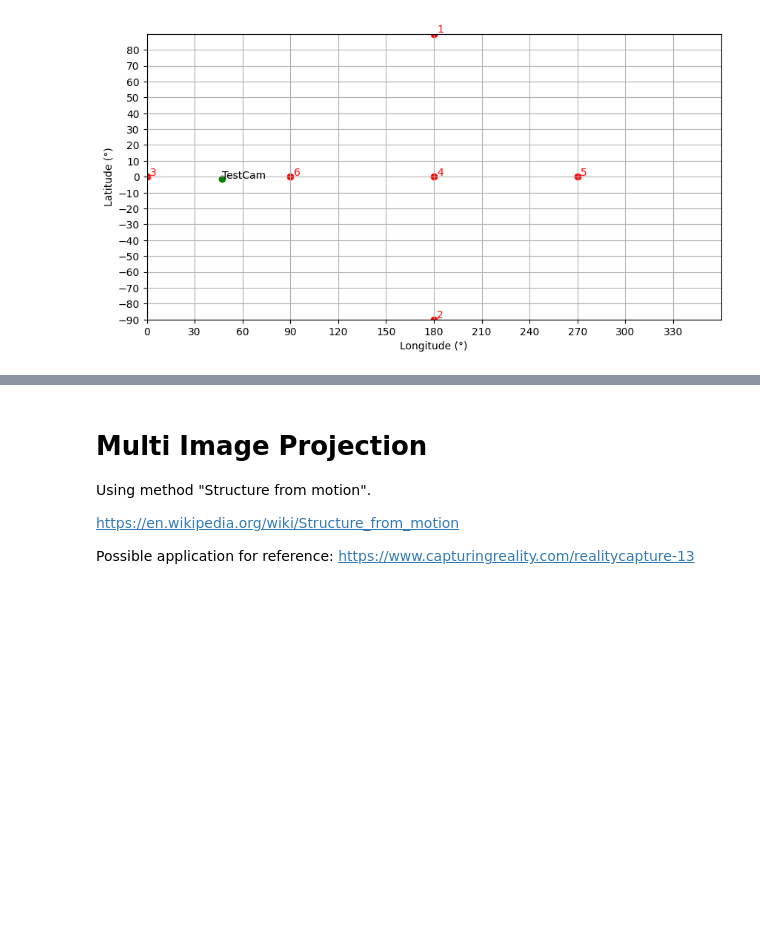
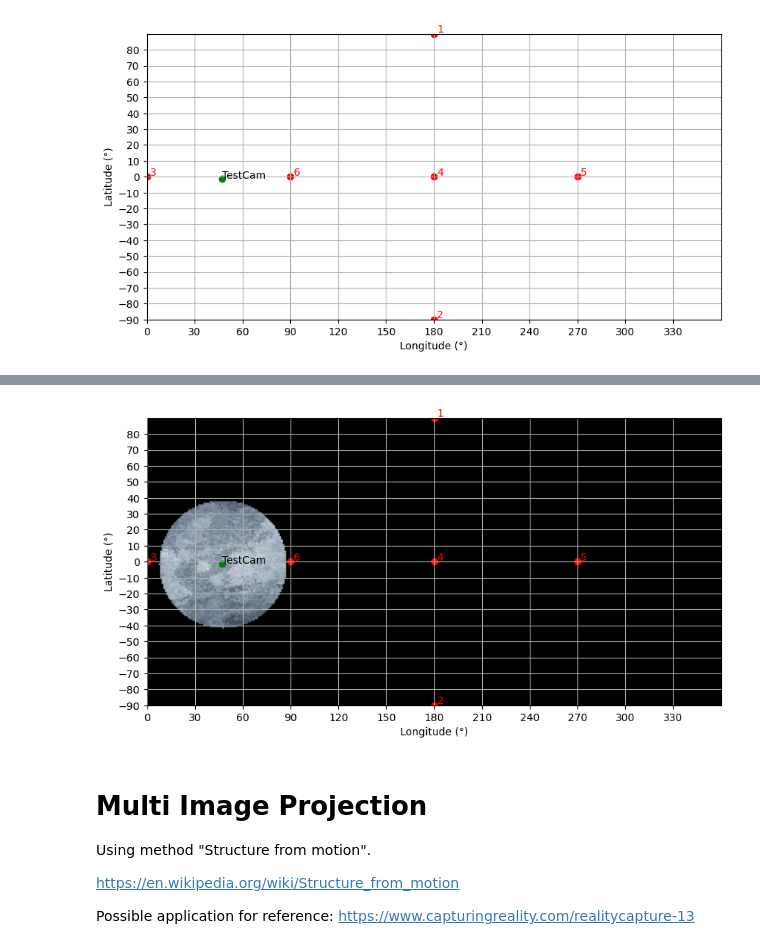
Before and after one commit to GrakePch/2024CV_FinalProject_StarCartographer, a Jupyter notebook: main.ipynb, the cells around one changed output, grey strips where cells are left out. Saved outputs shown, nothing was run; the diff lists cells and outputs as text; code cells hidden in the pictures; blank space fills up the shorter version.

```diff
--- a/main.ipynb
+++ b/main.ipynb
@@ -194,4 +202,0 @@ def longlaToInputImgXY(longla, inputImg, inputFov, inputCenterLongLa):
-# %%
-for lo in range(longlaTestCamera[0] - 10, longlaTestCamera[0] + 10):
-    for la in range(longlaTestCamera[1] - 10, longlaTestCamera[1] + 10):
-        continue
@@ -198,3 +210,34 @@ for lo in range(longlaTestCamera[0] - 10, longlaTestCamera[0] + 10):
+# %%
+testMap = numpy.zeros((180, 360, 3))
+useRadius = 40 # unit: degree, pixels in this radius are used
+for lo in range(int(longlaTestCamera[0]) - useRadius, int(longlaTestCamera[0]) + useRadius):
+    for la in range(int(longlaTestCamera[1]) - useRadius, int(longlaTestCamera[1]) + useRadius):
+        if (numpy.linalg.norm([lo - int(longlaTestCamera[0]), la - int(longlaTestCamera[1])]) > useRadius): continue
+        u, v = longlaToInputImgUV([lo, la], img, fov, longlaTestCamera, PosTestCamera)
+        testMap[90-la, lo] = img[-v, u]
+
+fig = plt.figure(figsize=(10,5))
+plt.xlim(0, 360)
+plt.ylim(-90, 90)
+ax = fig.gca()
+
+ax.set_xticks(numpy.arange(0, 360, 30))
+ax.set_yticks(numpy.arange(-90, 90, 10))
+ax.set_xlabel("Longitude (°)")
+ax.set_ylabel("Latitude (°)")
+plt.grid()
+plt.scatter(OM_GROUND_LO, OM_GROUND_LA,c="red")
+plt.scatter(longlaTestCamera[0], longlaTestCamera[1], c="green")
+
+for i, txt in enumerate(range(1, 7)):
+    ax.annotate(txt, (OM_GROUND_LO[i], OM_GROUND_LA[i]), xytext=(OM_GROUND_LO[i] + 2, OM_GROUND_LA[i] + 1), c="red")
+
+ax.annotate("TestCam", (longlaTestCamera[0], longlaTestCamera[1]))
+
+plt.imshow(testMap, extent = [0, 360, -90, 90])
+plt.show()
+# %% [output]
+[figure, added]
 # %% [markdown]
 # Multi Image Projection
 Using method "Structure from motion".
```
Also changed, not shown: parts of 4 cells of this notebook.
